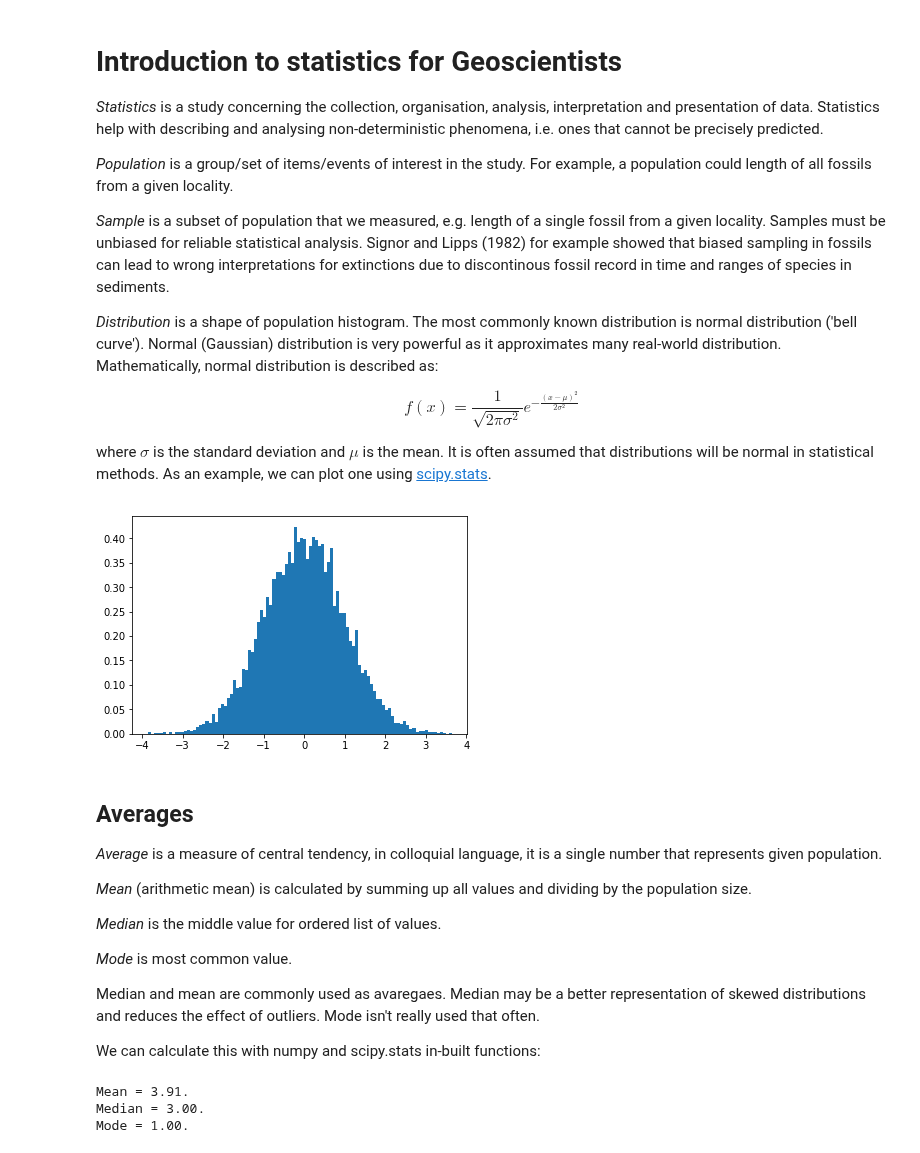
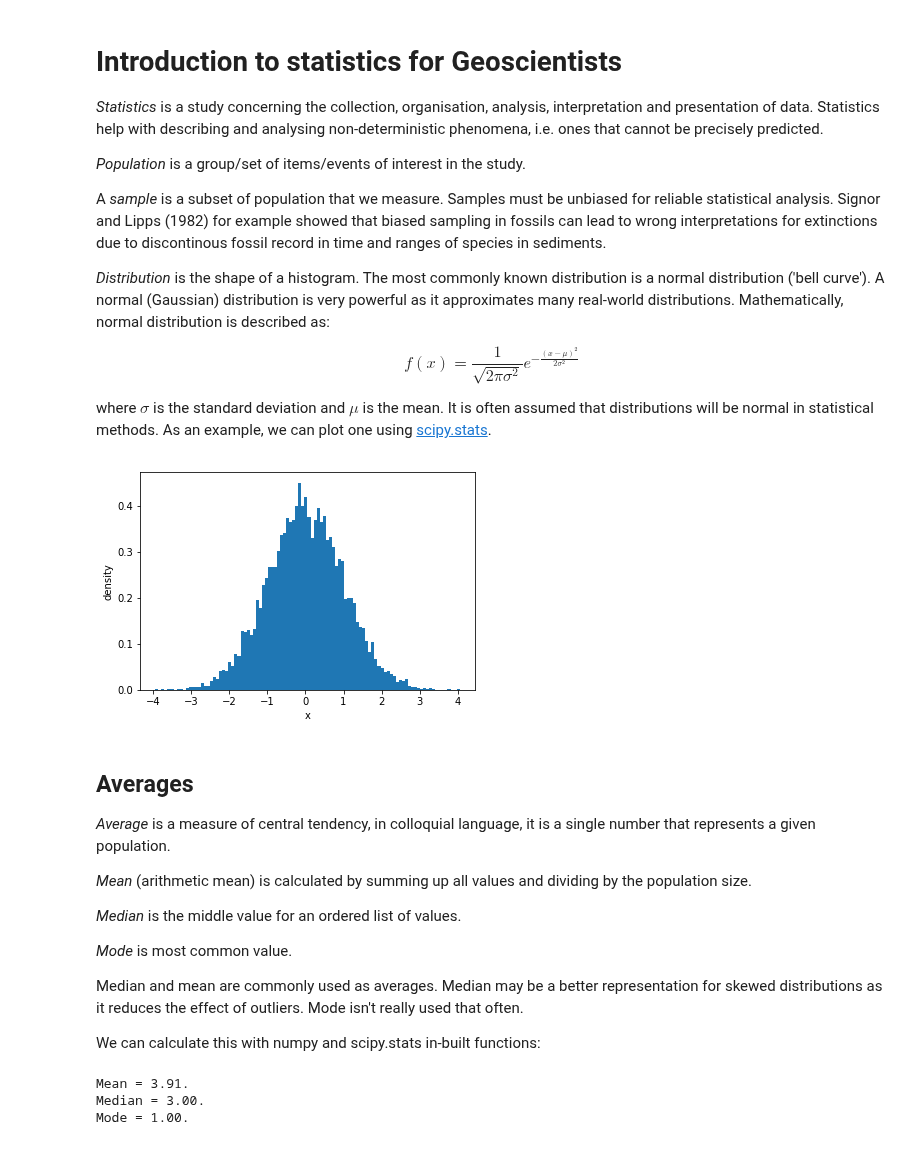
Before and after one commit to primer-computational-mathematics/book, a Jupyter notebook: notebooks/maths/Statistics_for_Geoscientists.ipynb, the cells around one changed output. Cells and saved outputs as stored; diff of their text form; code cells hidden in the pictures.

```diff
--- a/notebooks/geosciences/Statistics_for_Geoscientists.ipynb
+++ b/notebooks/maths/Statistics_for_Geoscientists.ipynb
@@ -3,11 +3,11 @@
 
 *Statistics* is a study concerning the collection, organisation, analysis, interpretation and presentation of data. Statistics help with describing and analysing non-deterministic phenomena, i.e. ones that cannot be precisely predicted.
 
-*Population* is a group/set of items/events of interest in the study. For example, a population could length of all fossils from a given locality.
+*Population* is a group/set of items/events of interest in the study.
 
-*Sample* is a subset of population that we measured, e.g. length of a single fossil from a given locality. Samples must be unbiased for reliable statistical analysis. Signor and Lipps (1982) for example showed that biased sampling in fossils can lead to wrong interpretations for extinctions due to discontinous fossil record in time and ranges of species in sediments.
+A *sample* is a subset of population that we measure. Samples must be unbiased for reliable statistical analysis. Signor and Lipps (1982) for example showed that biased sampling in fossils can lead to wrong interpretations for extinctions due to discontinous fossil record in time and ranges of species in sediments.
 
-*Distribution* is a shape of population histogram. The most commonly known distribution is normal distribution ('bell curve'). Normal (Gaussian) distribution is very powerful as it approximates many real-world distribution. Mathematically, normal distribution is described as:
+*Distribution* is the shape of a histogram. The most commonly known distribution is a normal distribution ('bell curve'). A normal (Gaussian) distribution is very powerful as it approximates many real-world distributions. Mathematically, normal distribution is described as:
 
 $$ f(x) = \frac{1}{\sqrt{2\pi\sigma^2}} e^{-\frac{(x-\mu)^2}{2\sigma^2}}$$
 
@@ -19,24 +19,28 @@ import numpy as np
 # %%
 # Generate data with normal distribution
 x = stats.norm.rvs(size=10000)
 
 # Plot a histogram of the data
 plt.hist(x, 100, density=1)
+
+plt.xlabel("x")
+plt.ylabel("density")
+
 plt.show()
 # %% [output]
-[figure, old version]
+[figure, new version]
 # %% [markdown]
 ## Averages
 
-_Average_ is a measure of central tendency, in colloquial language, it is a single number that represents given population.
+_Average_ is a measure of central tendency, in colloquial language, it is a single number that represents a given population.
 
 _Mean_ (arithmetic mean) is calculated by summing up all values and dividing by the population size.
 
-_Median_ is the middle value for ordered list of values.
+_Median_ is the middle value for an ordered list of values.
 
 _Mode_ is most common value.
 
-Median and mean are commonly used as avaregaes. Median may be a better representation of skewed distributions and reduces the effect of outliers. Mode isn't really used that often.
+Median and mean are commonly used as averages. Median may be a better representation for skewed distributions as it reduces the effect of outliers. Mode isn't really used that often.
 
 We can calculate this with numpy and scipy.stats in-built functions:
 # %%
```
Also changed, not shown: parts of 7 cells of this notebook, 52 other files.
